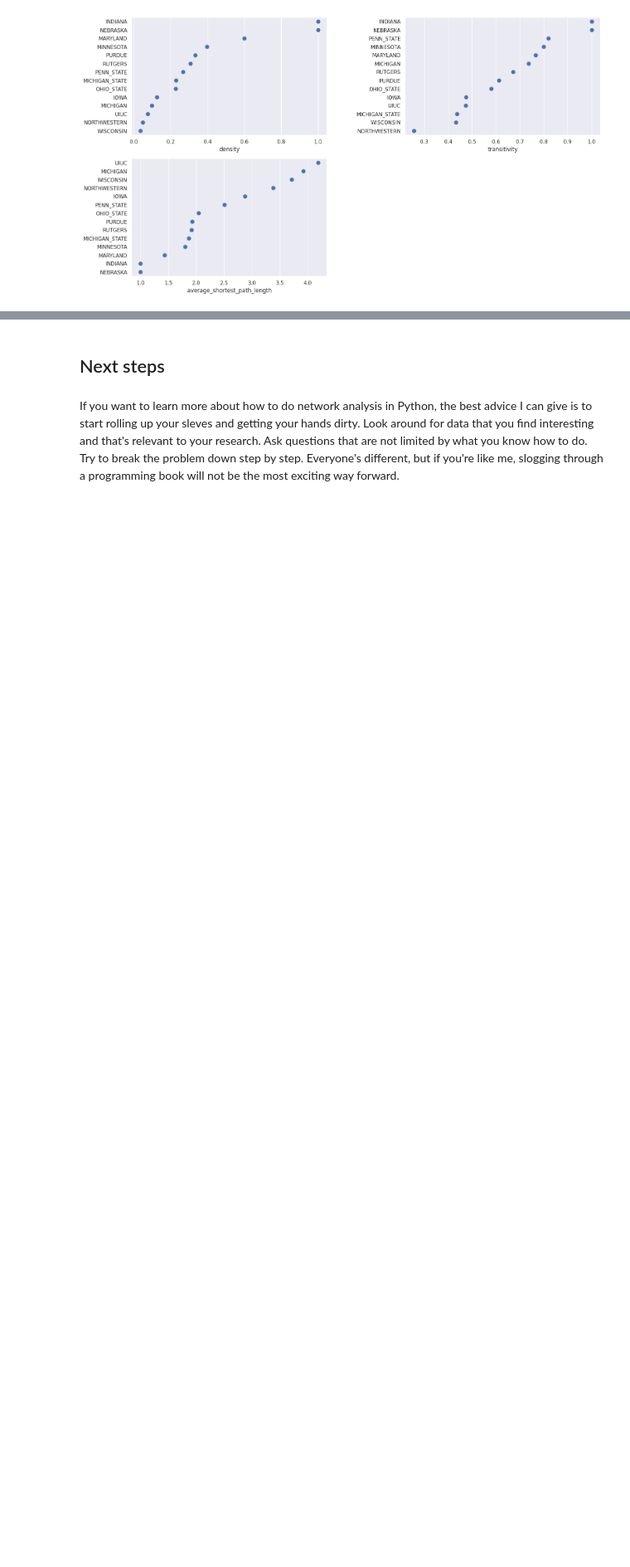
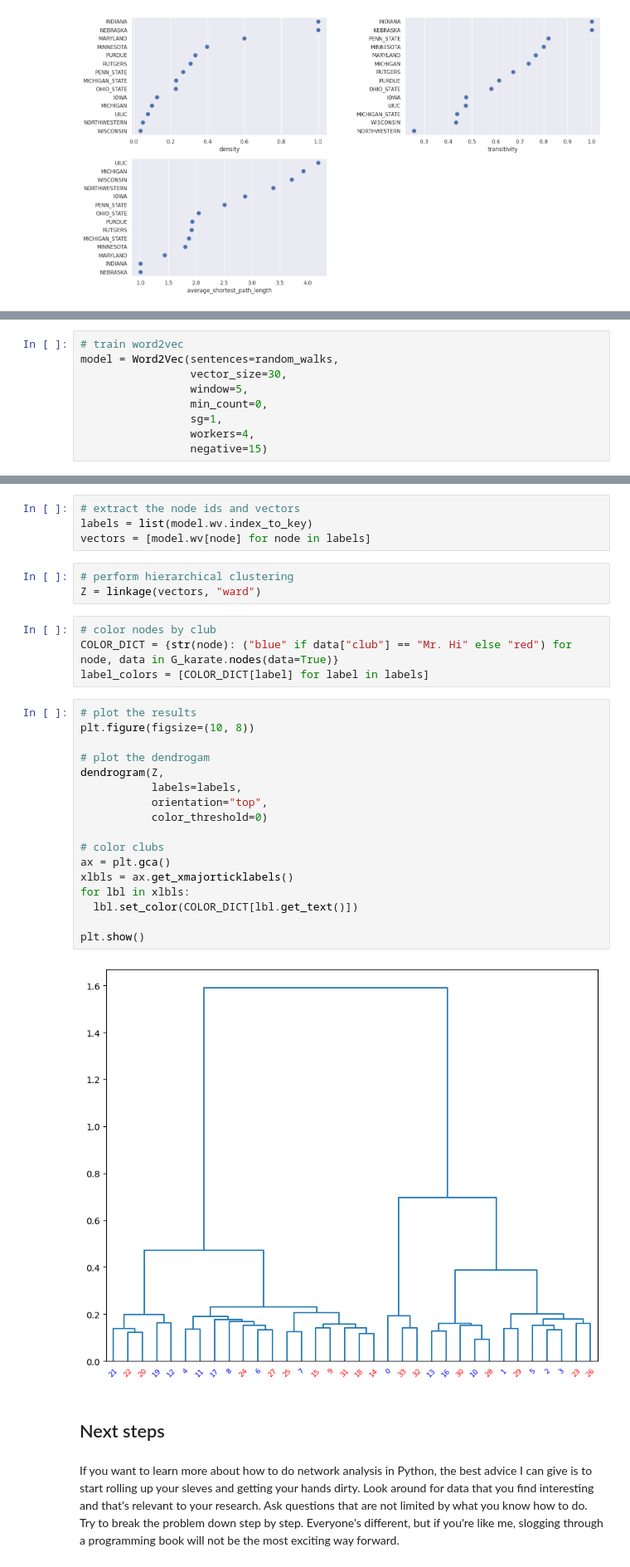
Before and after one commit to rfunklab/computational_social_science_for_organizational_research, a Jupyter notebook: sessions/networks/notebook/networks.ipynb, the cells around one changed output, grey strips where cells are left out. Shown at 83% size. Cells and saved outputs as stored; diff of their text form; blank space fills up the shorter version.

Commit message:
Add node2vec example

```diff
--- a/sessions/networks/notebook/networks.ipynb
+++ b/sessions/networks/notebook/networks.ipynb
@@ -644,0 +713,9 @@ plt.show()
+# %%
+# train word2vec
+model = Word2Vec(sentences=random_walks,
+                 vector_size=30,
+                 window=5,
+                 min_count=0,
+                 sg=1,
+                 workers=4,
+                 negative=15)
@@ -645,3 +724,33 @@ plt.show()
+# %%
+# extract the node ids and vectors
+labels = list(model.wv.index_to_key)
+vectors = [model.wv[node] for node in labels]
+# %%
+# perform hierarchical clustering
+Z = linkage(vectors, "ward")
+# %%
+# color nodes by club
+COLOR_DICT = {str(node): ("blue" if data["club"] == "Mr. Hi" else "red") for node, data in G_karate.nodes(data=True)}
+label_colors = [COLOR_DICT[label] for label in labels]
+# %%
+# plot the results
+plt.figure(figsize=(10, 8))
+
+# plot the dendrogam
+dendrogram(Z,
+           labels=labels,
+           orientation="top",
+           color_threshold=0)
+
+# color clubs
+ax = plt.gca()
+xlbls = ax.get_xmajorticklabels()
+for lbl in xlbls:
+  lbl.set_color(COLOR_DICT[lbl.get_text()])
+
+plt.show()
+# %% [output]
+[figure, added]
 # %% [markdown]
 ## Next steps
 # %% [markdown]
```
Also changed, not shown: parts of 10 cells of this notebook.
